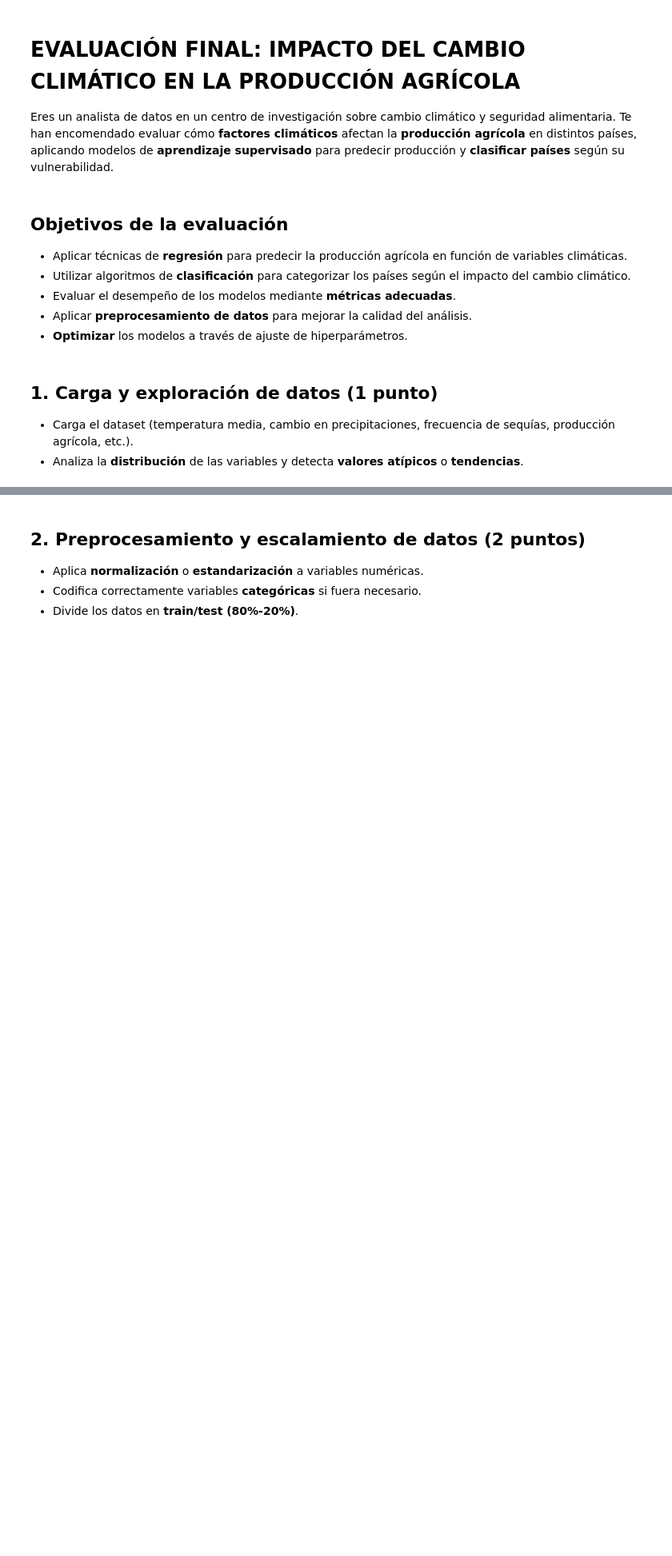
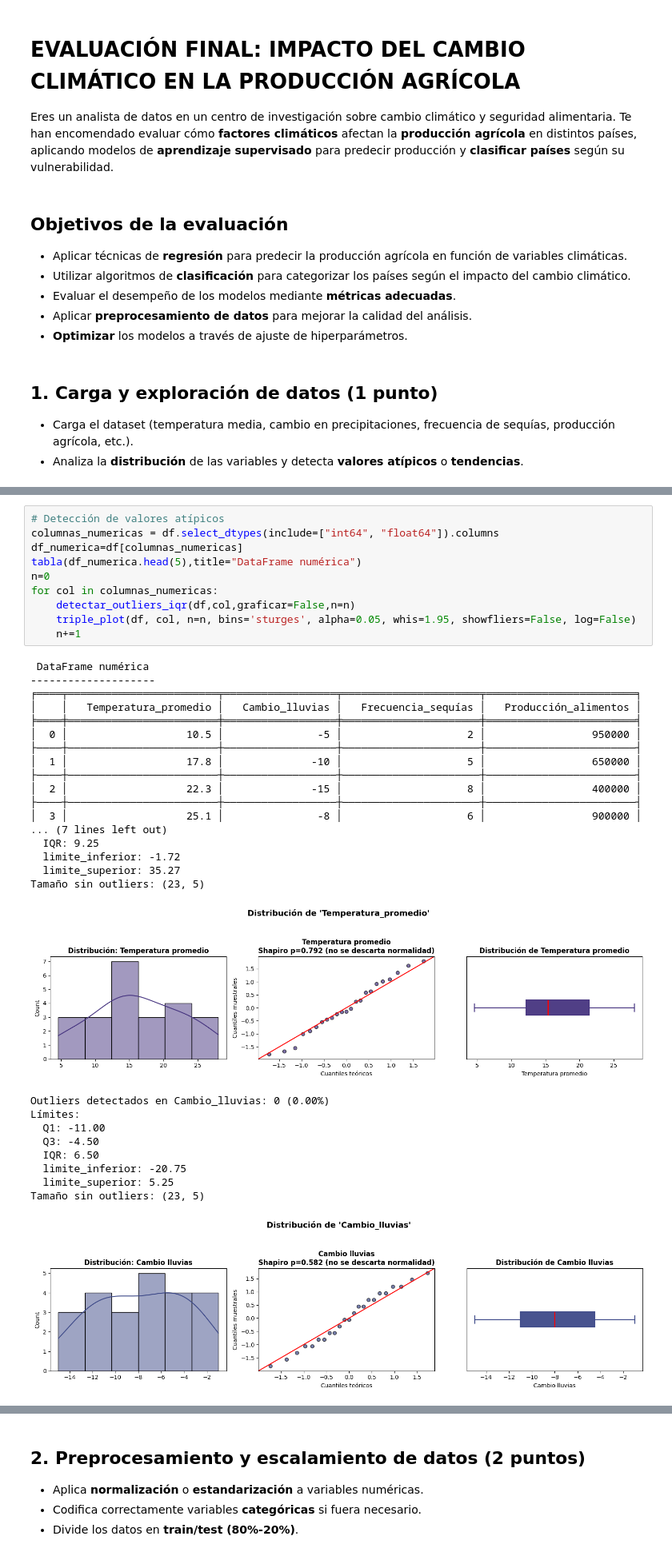
Before and after one commit to Mateo-canales-b/Ciencia_de_datos, a Jupyter notebook: M6/Ev_final_M6.ipynb, the cells around one changed output, grey strips where cells are left out. Shown at 80% size. Cells and saved outputs as stored; diff of their text form; blank space fills up the shorter version.

```diff
--- a/M6/Ev_final_M6.ipynb
+++ b/M6/Ev_final_M6.ipynb
@@ -15,0 +349,38 @@ Eres un analista de datos en un centro de investigación sobre cambio climático
+# %%
+# Detección de valores atípicos
+columnas_numericas = df.select_dtypes(include=["int64", "float64"]).columns
+df_numerica=df[columnas_numericas]
+tabla(df_numerica.head(5),title="DataFrame numérica")
+n=0
+for col in columnas_numericas:
+    detectar_outliers_iqr(df,col,graficar=False,n=n)
+    triple_plot(df, col, n=n, bins='sturges', alpha=0.05, whis=1.95, showfliers=False, log=False)
+    n+=1
+# %% [output]
+ DataFrame numérica
+--------------------
+╒════╤════════════════════════╤══════════════════╤══════════════════════╤════════════════════════╕
+│    │   Temperatura_promedio │   Cambio_lluvias │   Frecuencia_sequías │   Producción_alimentos │
+╞════╪════════════════════════╪══════════════════╪══════════════════════╪════════════════════════╡
+│  0 │                   10.5 │               -5 │                    2 │                 950000 │
+├────┼────────────────────────┼──────────────────┼──────────────────────┼────────────────────────┤
+│  1 │                   17.8 │              -10 │                    5 │                 650000 │
+├────┼────────────────────────┼──────────────────┼──────────────────────┼────────────────────────┤
+│  2 │                   22.3 │              -15 │                    8 │                 400000 │
+├────┼────────────────────────┼──────────────────┼──────────────────────┼────────────────────────┤
+│  3 │                   25.1 │               -8 │                    6 │                 900000 │
+... (7 lines left out)
+  IQR: 9.25
+  limite_inferior: -1.72
+  limite_superior: 35.27
+Tamaño sin outliers: (23, 5)
+[figure, added]
+Outliers detectados en Cambio_lluvias: 0 (0.00%)
+Límites:
+  Q1: -11.00
+  Q3: -4.50
+  IQR: 6.50
+  limite_inferior: -20.75
+  limite_superior: 5.25
+Tamaño sin outliers: (23, 5)
+[figure, added]
```
Also changed, not shown: parts of 4 cells of this notebook.
